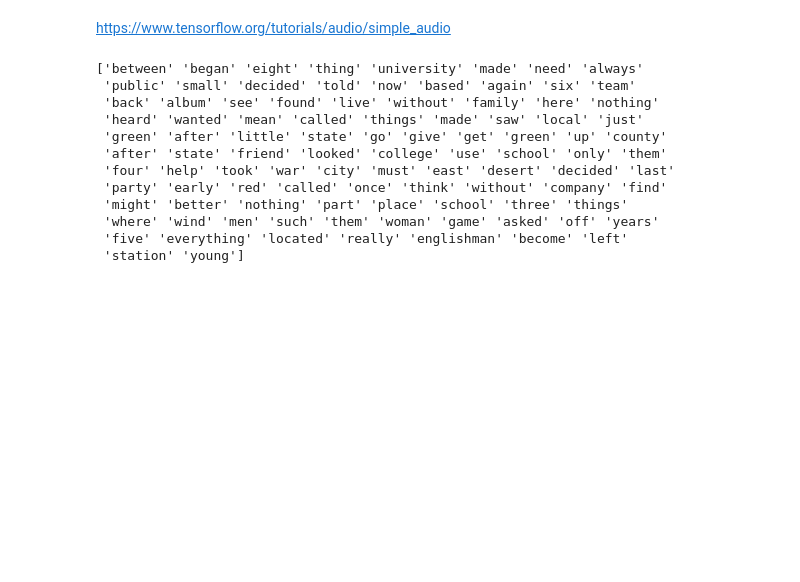
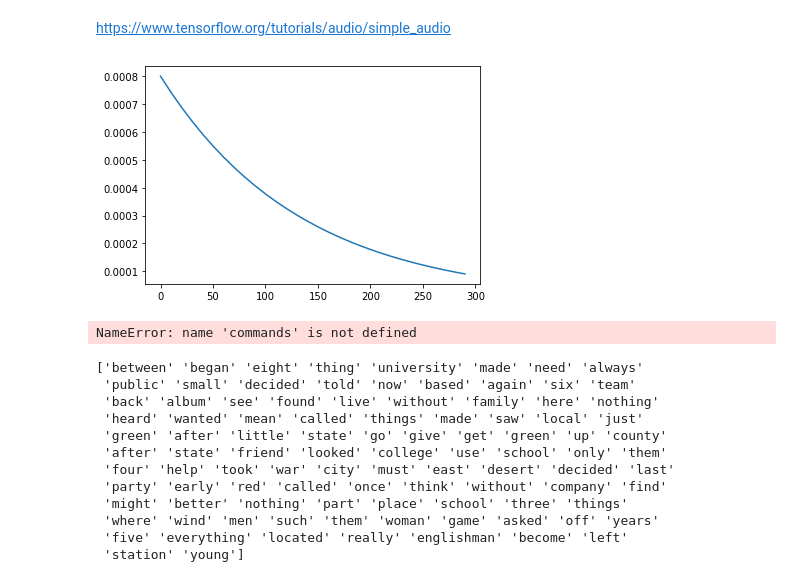
Before and after one commit to harvard-edge/multilingual_kws, a Jupyter notebook: embedding.ipynb, the cells around one changed output. Cells and saved outputs as stored; diff of their text form; code cells hidden in the pictures; blank space fills up the shorter version.

```diff
--- a/embedding.ipynb
+++ b/embedding.ipynb
@@ -15,6 +15,25 @@ from tensorflow.keras.layers.experimental import preprocessing
 from tensorflow.keras import layers
 from tensorflow.keras import models
 from IPython import display
+# %%
+#https://keras.io/api/callbacks/learning_rate_scheduler/
+def scheduler(epoch, lr):
+    if epoch < 10:
+        return lr
+    else:
+        #return lr * tf.math.exp(-0.1)
+        return lr * tf.math.exp(-0.075)
+# %%
+xs = np.arange(0, 300, 10)
+lrs = []
+#lr = 0.001
+lr = 0.0008
+for x in xs:
+    lr = scheduler(epoch=x, lr=lr)
+    lrs.append(lr)
+plt.plot(xs, lrs);
+# %% [output]
+[figure, added]
 # %%
 # Set seed for experiment reproducibility
 seed = 42
@@ -31,8 +52,9 @@ np.random.seed(seed)
 # %%
-data_dir = "../frequent_words/en/clips/"
 #commands = np.array(tf.io.gfile.listdir(str(data_dir)))
 #commands = commands[commands != 'README.md']
 print('Commands:', commands)
+# %% [output]
+NameError: name 'commands' is not defined
 # %%
 cs = np.random.choice(commands, 100)
 print(cs)
```
Also changed, not shown: parts of 44 cells of this notebook, 1 other file.
